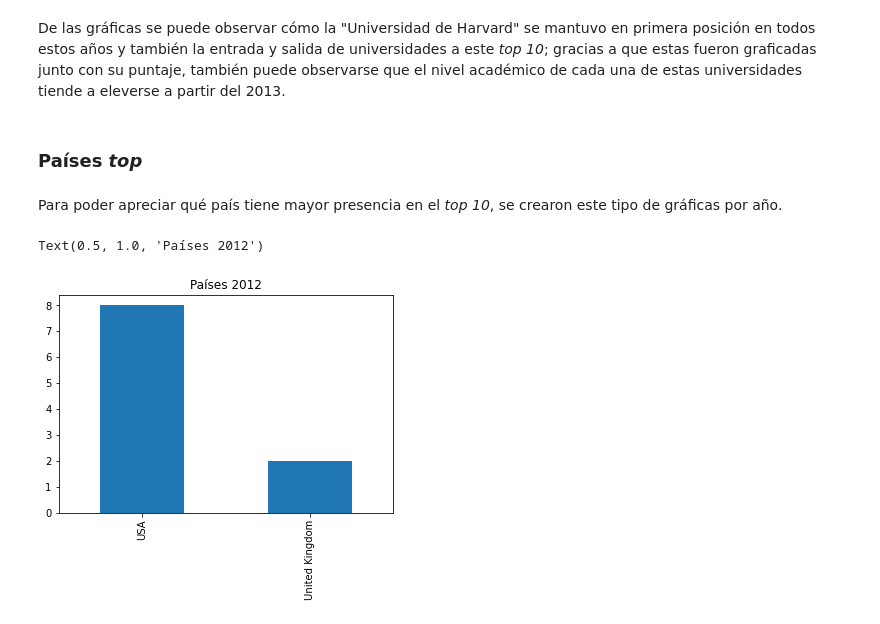
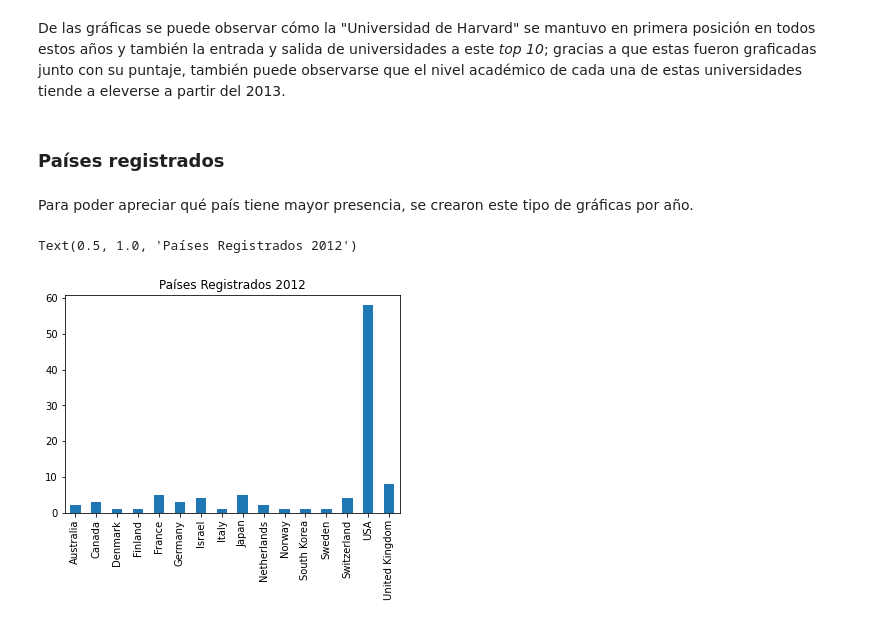
Before and after one commit to Zsaos/Laboratorio_A01706695, a Jupyter notebook: Análisis Visual.ipynb, the cells around one changed output. Saved outputs shown, nothing was run; the diff lists cells and outputs as text; code cells hidden in the pictures.

Commit message:
Se corrige información y gráficas.

```diff
--- a/Análisis Visual.ipynb
+++ b/Análisis Visual.ipynb
@@ -142,13 +142,15 @@ plt.show()
 # %% [markdown]
 De las gráficas se puede observar cómo la "Universidad de Harvard" se mantuvo en primera posición en todos estos años y también la entrada y salida de universidades a este *top 10*; gracias a que estas fueron graficadas junto con su puntaje, también puede observarse que el nivel académico de cada una de estas universidades tiende a eleverse a partir del 2013.
 # %% [markdown]
-### Países *top*
+### Países registrados
 # %% [markdown]
-Para poder apreciar qué país tiene mayor presencia en el *top 10*, se crearon este tipo de gráficas por año.
+Para poder apreciar qué país tiene mayor presencia, se crearon este tipo de gráficas por año.
 # %%
-t2012['country'].value_counts().sort_index().plot(kind='bar')
-plt.title('Países 2012')
+tot2012 = df[(df['year'] == 2012)]
+
+tot2012['country'].value_counts().sort_index().plot(kind='bar')
+plt.title('Países Registrados 2012')
 # %% [output]
-Text(0.5, 1.0, 'Países 2012')
+Text(0.5, 1.0, 'Países Registrados 2012')
-[figure, old version]
+[figure, new version]
 # %%
```
Also changed, not shown: parts of 3 cells of this notebook.
